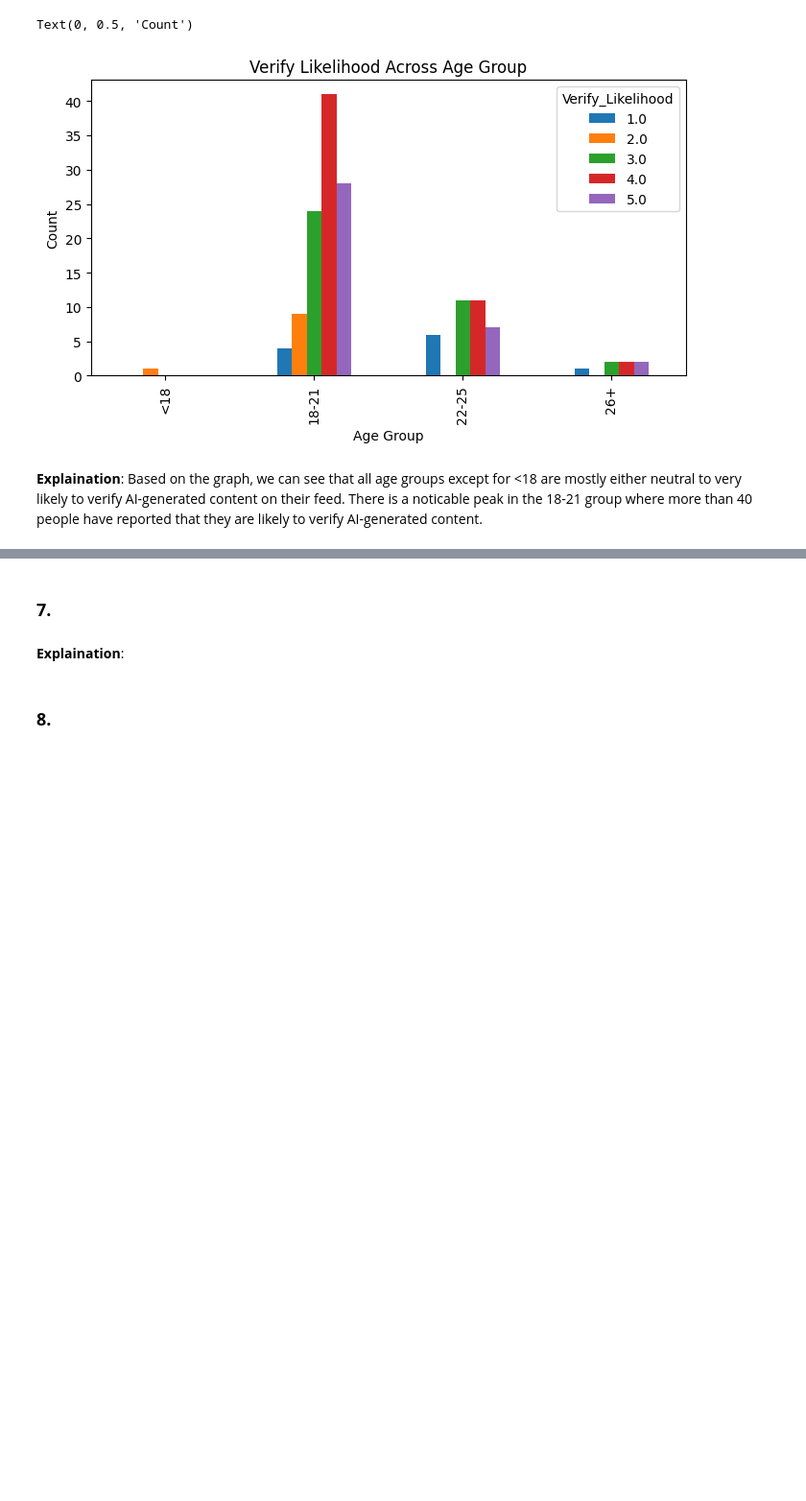
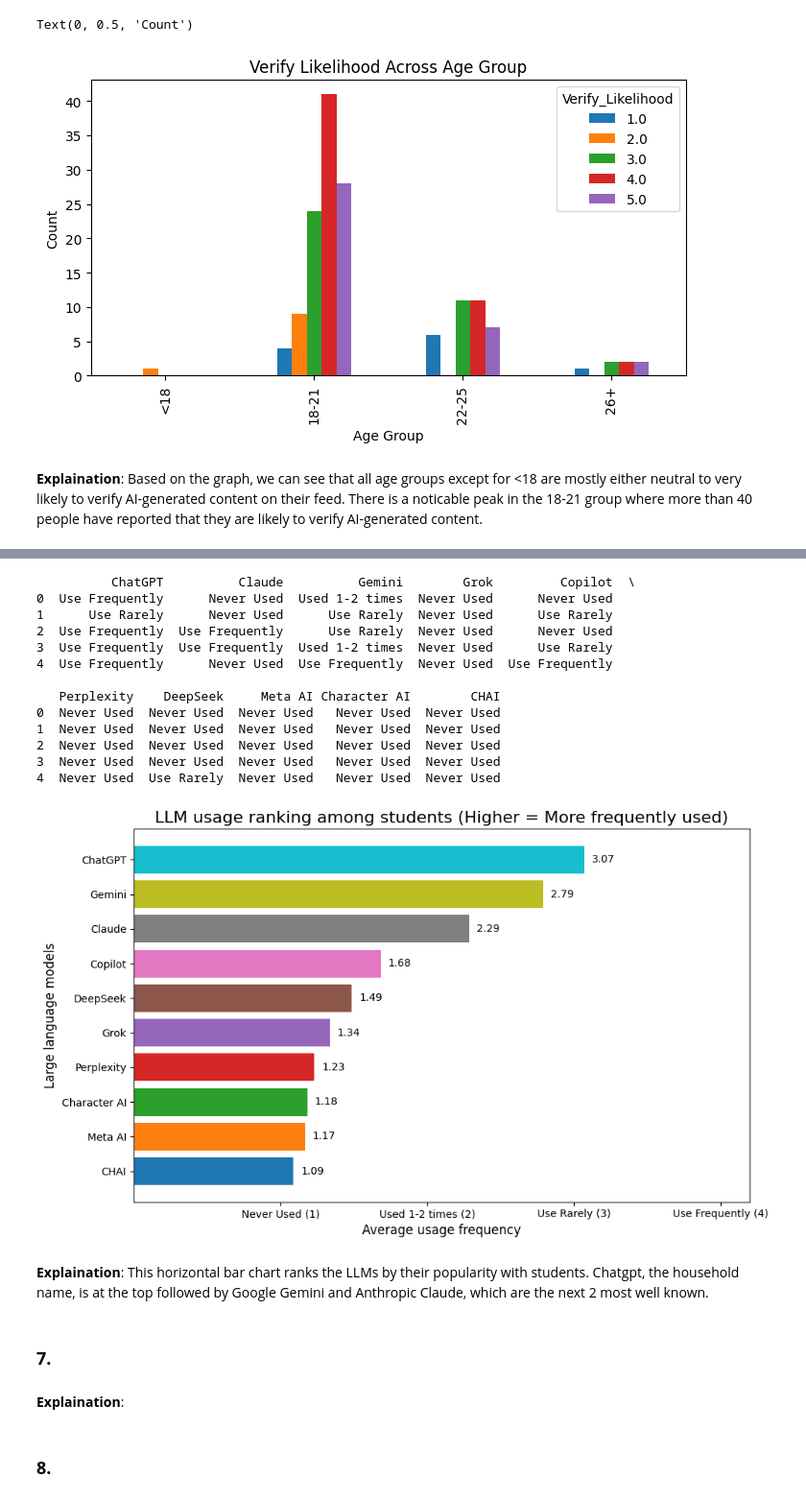
Before and after one commit to darklsor56/CS105-Team11-SP26, a Jupyter notebook: CS105_mini_Project.ipynb, the cells around one changed output, grey strips where cells are left out. Shown at 96% size. Saved outputs shown, nothing was run; the diff lists cells and outputs as text; code cells hidden in the pictures; blank space fills up the shorter version.

```diff
--- a/CS105_mini_Project.ipynb
+++ b/CS105_mini_Project.ipynb
@@ -238,3 +299,71 @@ Text(0, 0.5, 'Count')
+# %%
+chart6_df = pd.DataFrame({
+    'ChatGPT': df_OG.iloc[:, 42],           # How frequently do you use the following Large Learning Models (LLMs)? [ChatGPT]
+    'Claude': df_OG.iloc[:, 43],            # How frequently do you use the following Large Learning Models (LLMs)? [Claude]
+    'Gemini': df_OG.iloc[:, 44],            # How frequently do you use the following Large Learning Models (LLMs)? [Gemini]
+    'Grok': df_OG.iloc[:, 45],              # How frequently do you use the following Large Learning Models (LLMs)? [Grok]
+    'Copilot': df_OG.iloc[:, 46],           # How frequently do you use the following Large Learning Models (LLMs)? [Copilot]
+    'Perplexity': df_OG.iloc[:, 47],        # How frequently do you use the following Large Learning Models (LLMs)? [Perplexity]
+    'DeepSeek': df_OG.iloc[:, 48],          # How frequently do you use the following Large Learning Models (LLMs)? [DeepSeek]
+    'Meta AI': df_OG.iloc[:, 49],           # How frequently do you use the following Large Learning Models (LLMs)? [Meta AI]
+    'Character AI': df_OG.iloc[:, 50],      # How frequently do you use the following Large Learning Models (LLMs)? [Character AI]
+    'CHAI': df_OG.iloc[:, 51],              # How frequently do you use the following Large Learning Models (LLMs)? [CHAI]
+})
+
+llm_cols = ['ChatGPT', 'Claude', 'Gemini', 'Grok', 'Copilot', 'Perplexity', 'DeepSeek', 'Meta AI', 'Character AI', 'CHAI']
+
+print(chart6_df[llm_cols].head())
+
+llm_score_map = {
+    'Never Used': 1,
+    'Used 1-2 times': 2,
+    'Use Rarely': 3,
+    'Use Frequently': 4
+}
+
+llm_usage = {}
+
+for col in llm_cols:
+    # map each value to its score, remove data that was not mapped, and take the mean of the column
+    llm_usage[col] = chart6_df[col].astype(str).str.strip().map(llm_score_map).dropna().mean()
+
+# sort by usage score mean, not column names
+llm_sorted = sorted(llm_usage.items(), key=lambda x: x[1])
+llm_names = [x[0] for x in llm_sorted]
+llm_values = [x[1] for x in llm_sorted]
+
+plt.figure(figsize=(10, 6))
+bars = plt.barh(llm_names, llm_values, color=plt.cm.tab10(np.linspace(0, 1, len(llm_names))))
+plt.xlabel('Average usage frequency', size=12)
+plt.ylabel('Large language models', size=12)
+plt.title('LLM usage ranking among students (Higher = More frequently used)', size=16)
+ticks = [1, 2, 3, 4]
+tick_labels = ['Never Used (1)', 'Used 1-2 times (2)', 'Use Rarely (3)', 'Use Frequently (4)']
+plt.xticks(ticks, tick_labels, fontsize=10)
+# text for annotating each bar
+for bar, val in zip(bars, llm_values):
+    width = bar.get_width()
+    plt.text(width + 0.05, bar.get_y() + bar.get_height() / 2, f'{val:.2f}', va='center', color='black', fontsize=10)
+plt.xlim(0, 4.2)
+plt.tight_layout()
+plt.show()
+# %% [output]
+          ChatGPT          Claude          Gemini        Grok         Copilot  \
+0  Use Frequently      Never Used  Used 1-2 times  Never Used      Never Used
+1      Use Rarely      Never Used      Use Rarely  Never Used      Use Rarely
+2  Use Frequently  Use Frequently      Use Rarely  Never Used      Never Used
+3  Use Frequently  Use Frequently  Used 1-2 times  Never Used      Use Rarely
+4  Use Frequently      Never Used  Use Frequently  Never Used  Use Frequently
+
+   Perplexity    DeepSeek     Meta AI Character AI        CHAI
+0  Never Used  Never Used  Never Used   Never Used  Never Used
+1  Never Used  Never Used  Never Used   Never Used  Never Used
+2  Never Used  Never Used  Never Used   Never Used  Never Used
+3  Never Used  Never Used  Never Used   Never Used  Never Used
+4  Never Used  Use Rarely  Never Used   Never Used  Never Used
+[figure, added]
+# %% [markdown]
+**Explaination**: This horizontal bar chart ranks the LLMs by their popularity with students. Chatgpt, the household name, is at the top followed by Google Gemini and Anthropic Claude, which are the next 2 most well known.
 # %% [markdown]
 ### **7.**
 # %% [markdown]
```
Also changed, not shown: parts of 8 cells of this notebook, 2 other files.
